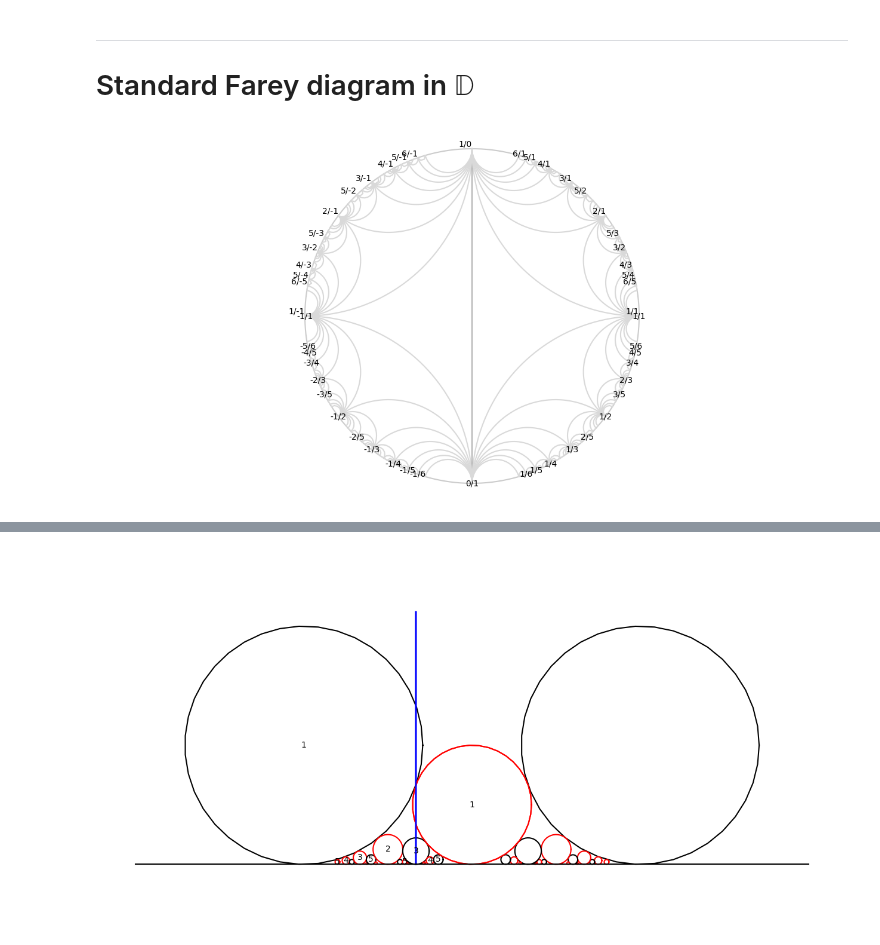
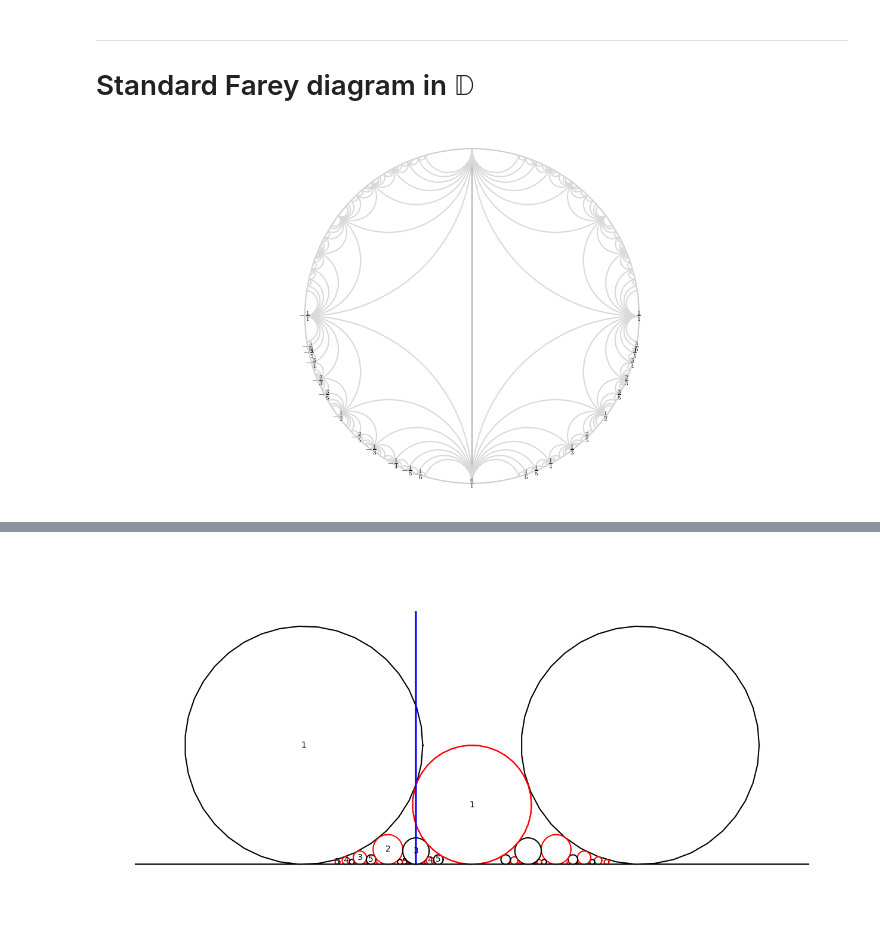
Before and after one commit to macbuse/FAREY_DIAGRAM, a Jupyter notebook: farey_diagram.ipynb, the cells around one changed output, grey strips where cells are left out. Saved outputs shown, nothing was run; the diff lists cells and outputs as text; code cells hidden in the pictures.

```diff
--- a/farey_diagram.ipynb
+++ b/farey_diagram.ipynb
@@ -95,7 +95,8 @@ def farey(n):
         F_n = tmp
     return F_n
 
-#plt.rcParams['text.usetex'] = True
+# see preamble for setup
+# plt.rcParams['text.usetex'] = True
 
 fig, ax = plt.subplots()
 fig.set_size_inches(16,8)
@@ -106,14 +107,15 @@ ax.axis('off')
 T = np.linspace(0,2*np.pi, 40)
 circle = np.exp(1J*T)/2
 
-QQ = list(farey(4))
+FF = list(farey(4))
 
-PP1 = [ (n + d, d) for n,d in QQ if 0 < n/d <.5]
-PP1.extend([ (n - d, d) for n,d in QQ if .5 < n/d < 1 ])
+#
+PP1 = [ (n + d, d) for n,d in FF if 0 < n/d <.5]
+PP1.extend([ (n - d, d) for n,d in FF if .5 < n/d < 1 ])
 
-QQ.extend(PP1)
+FF.extend(PP1)
 
-for q in QQ:
+for q in FF:
     numerator, denominator = q
 
     r = 1/denominator**2
@@ -212,43 +214,39 @@ Z = cayley(QQ[0]/QQ[1])
 
 while len(Z) > 2:
     for a, b in zip(Z, Z[1:]):
         delta = abs(a - b)
         # don't display small arcs
         if  delta < .01 : continue
         cc, r, theta = seg2arc(a, b)
         T = np.linspace(-theta, theta, int(100*delta))
         arc = -r*np.exp(1J*T)*(cc/abs(cc)) + cc
         ax.plot( arc.real, arc.imag,'0.85')
         arc = -arc
         ax.plot(arc.real, arc.imag,'0.85')
 
     Z = Z[::2]
 
 for q in QQ.T:
     numerator, denominator = q
     # no big denominators
     if denominator > 6: continue
     # fractions on the lower half of the circle first
     z = cayley(numerator/denominator)
     cx, cy = z.real, z.imag
-    ax.annotate(f"{numerator}/{denominator}",
+    if numerator >= 0:
+        label = r"$\frac{{{}}}{{{}}}$".format(numerator,denominator)
+    else:
+        label = r"$-\frac{{{}}}{{{}}}$".format(-numerator,denominator)
+    ax.annotate(label,
                 xy=(cx, cy),
                 xytext=(0,0),
                 textcoords='offset points', ha='center', va='center',
                 )
-    #numerator can be negative but not the denominator by convention
-    if denominator < 0: q = -q
-    denominator, numerator = q
-    ax.annotate(f"{numerator}/{denominator}",
-                xy=(cx, -cy),
-                xytext=(0,0),
-                textcoords='offset points', ha='right', va='bottom',
-                )
 
 plt.savefig('farey_diagram.png')
 plt.savefig('farey_diagram.svg')
 # %% [output]
-[figure, old version]
+[figure, new version]
 # %%
 ! ./.g
 # %% [output]
```
Also changed, not shown: parts of 2 cells of this notebook, 10 other files.
